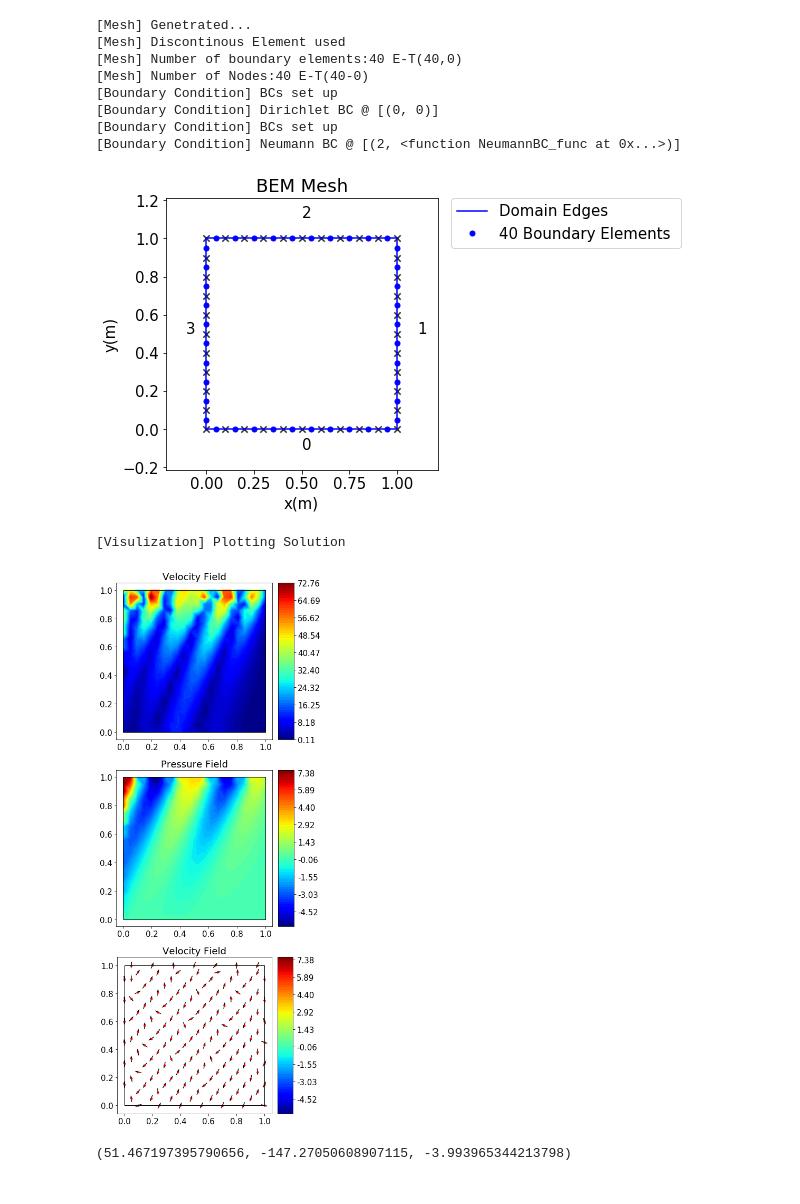
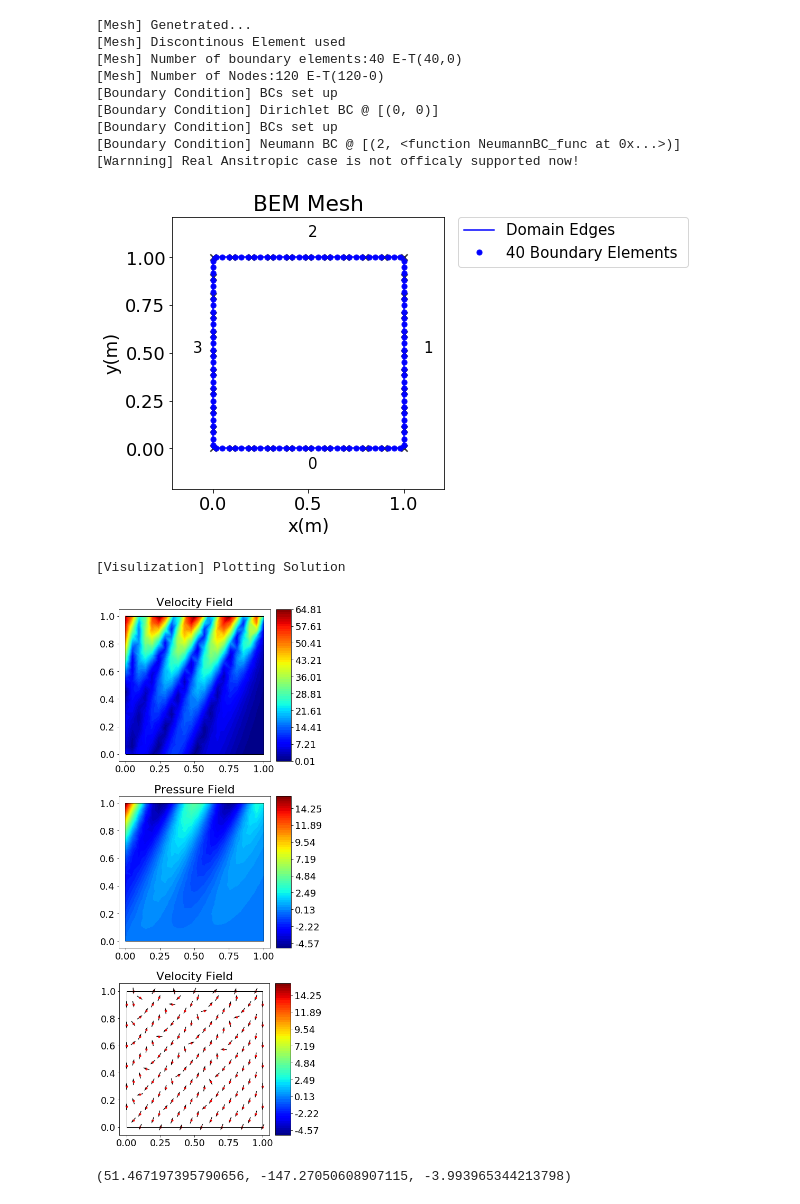
Before and after one commit to BinWang0213/PyBEM2D, a Jupyter notebook: Examples/Square_Domain2.ipynb, the cells around one changed output. Drawn from its saved outputs; the diff is of its cells as text; code cells hidden in the pictures.

```diff
--- a/Examples/Square_Domain2.ipynb
+++ b/Examples/Square_Domain2.ipynb
@@ -32,46 +32,47 @@ BEM_Case1=BEM2D()
 Boundary_vert=[(0.0, 0.0), (1.0, 0.0),(1.0,1.0),(0.0,1.0)]  #bottom
 element_esize=0.1
 
-BEM_Case1.set_Mesh(Boundary_vert,[],element_esize,[],Type="Const")
+BEM_Case1.set_Mesh(Boundary_vert,[],element_esize,[],Type="Quad")
 
 #2.Set Boundary condition
 bc0=[(0,0)]
 BEM_Case1.set_BoundaryCondition(DirichletBC=bc0)#,RobinBC=bc1)
 bc_func=[(2,NeumannBC_func)]
 BEM_Case1.set_BoundaryCondition(NeumannBC=bc_func,mode='func',update=1)#,RobinBC=bc1)
 
 #bc0=[(3,100)]
 #bc1=[(1,-50)]
 #BEM_Case1.set_BoundaryCondition(DirichletBC=bc0,NeumannBC=bc1)#,RobinBC=bc1)
 
 #3.Set Domain Properties - permeability tensor
 k11=1
 k12=2
 k22=5
 k_tensor=[k11,k12,k22]
 BEM_Case1.SetProps(k_tensor)
 
 #Check Mesh
 BEM_Case1.plot_Mesh()
 #Check Node,BC if necessary
 #BEM_Case1.Mesh.print_debug()
 # %% [output]
 [Mesh] Genetrated...
 [Mesh] Discontinous Element used
 [Mesh] Number of boundary elements:40 E-T(40,0)
-[Mesh] Number of Nodes:40 E-T(40-0)
+[Mesh] Number of Nodes:120 E-T(120-0)
 [Boundary Condition] BCs set up
 [Boundary Condition] Dirichlet BC @ [(0, 0)]
 [Boundary Condition] BCs set up
 [Boundary Condition] Neumann BC @ [(2, <function NeumannBC_func at 0x...>)]
+[Warnning] Real Ansitropic case is not officaly supported now!
-[figure, old version]
+[figure, new version]
 # %%
 puv=BEM_Case1.Solve()
 xx=BEM_Case1.PostProcess.plot_Solution()
 #BEM_Case1.PostProcess.print_Solution()
 # %% [output]
 [Visulization] Plotting Solution
-[figure, old version]
+[figure, new version]
 # %%
 BEM_Case1.get_Solution((0.01,0.98))
 # %% [output]
```
Also changed, not shown: parts of 2 cells of this notebook, 6 other files.
